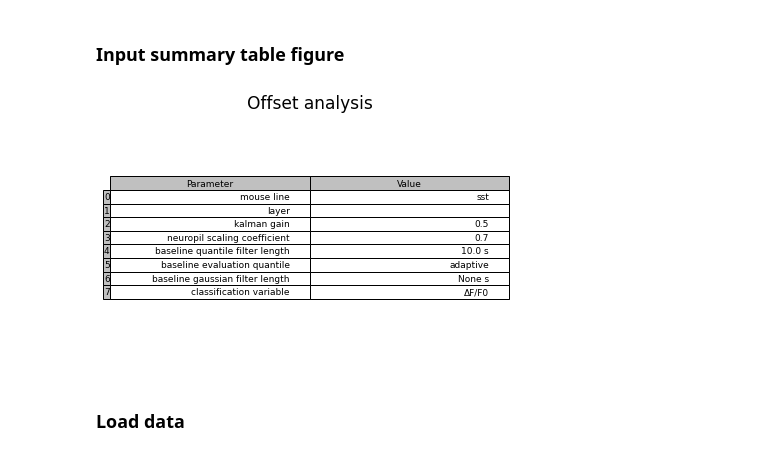
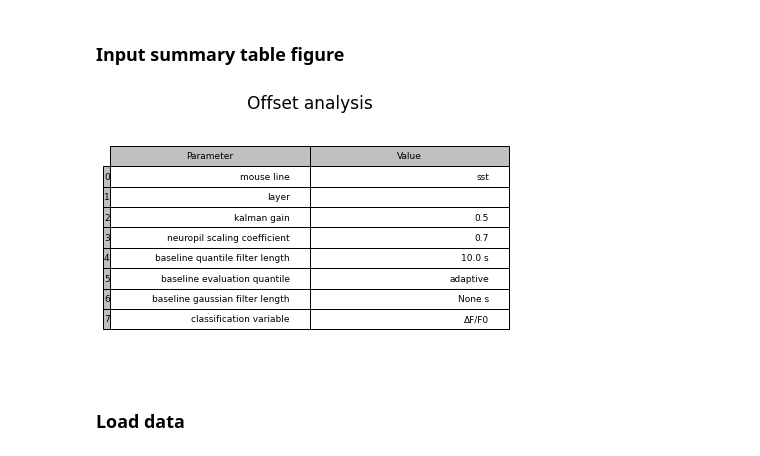
Before and after one commit to shohamlab/usnm2p, a Jupyter notebook: spatial_offset_analysis.ipynb, the cells around one changed output. Cells and saved outputs as stored; diff of their text form; code cells hidden in the pictures.

```diff
--- a/spatial_offset_analysis.ipynb
+++ b/spatial_offset_analysis.ipynb
@@ -65,16 +66,16 @@ logger.info(s)
 # %%
 figs['dataset_info'] = plot_table({
     'mouse line': mouseline,
     'layer': layer,
     'kalman gain': kalman_gain,
     'neuropil scaling coefficient': neuropil_scaling_coeff,
     'baseline quantile filter length': f'{baseline_wquantile} s',
     'baseline evaluation quantile': baseline_quantile_str,
     'baseline gaussian filter length': f'{baseline_wsmoothing} s',
     'classification variable': ykey_classification
-    }, title='Offset analysis')
+    }, title='Offset analysis', aspect=1.5)
 # %% [output]
-[figure, old version]
+[figure, new version]
 # %% [markdown]
 ### Load data
 # %%
```
Also changed, not shown: parts of 12 cells of this notebook, 5 other files.
